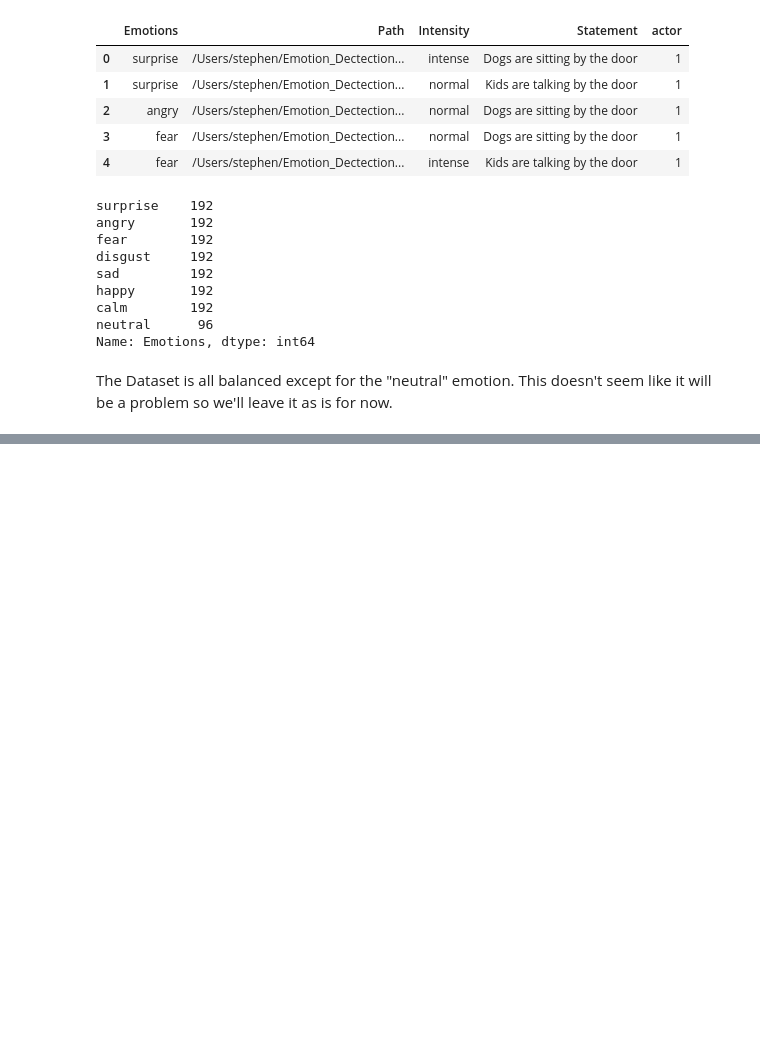
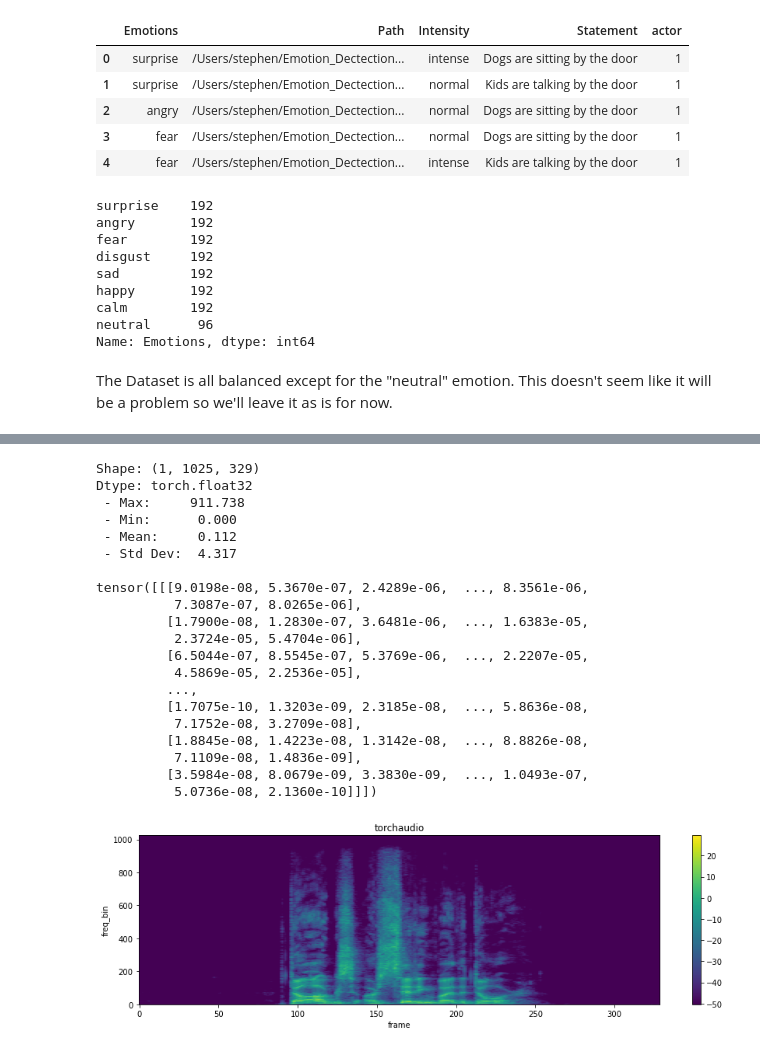
Before and after one commit to Jyve00/Emotion_Dectection, a Jupyter notebook: EDA.ipynb, the cells around one changed output, grey strips where cells are left out. Saved outputs shown, nothing was run; the diff lists cells and outputs as text; code cells hidden in the pictures; blank space fills up the shorter version.

```diff
--- a/EDA.ipynb
+++ b/EDA.ipynb
@@ -130,0 +184,36 @@ The Dataset is all balanced except for the "neutral" emotion. This doesn't seem
+# %%
+spectrogram = T.Spectrogram(
+    n_fft=n_fft,
+    win_length=win_length,
+    hop_length=hop_length,
+    center=True,
+    pad_mode="reflect",
+    power=2.0,
+)
+# Perform transformation
+spec = spectrogram(waveform)
+
+print_stats(spec)
+plot_spectrogram(spec[0], title='torchaudio')
+# %% [output]
+Shape: (1, 1025, 329)
+Dtype: torch.float32
+ - Max:     911.738
+ - Min:      0.000
+ - Mean:     0.112
+ - Std Dev:  4.317
+
+tensor([[[9.0198e-08, 5.3670e-07, 2.4289e-06,  ..., 8.3561e-06,
+          7.3087e-07, 8.0265e-06],
+         [1.7900e-08, 1.2830e-07, 3.6481e-06,  ..., 1.6383e-05,
+          2.3724e-05, 5.4704e-06],
+         [6.5044e-07, 8.5545e-07, 5.3769e-06,  ..., 2.2207e-05,
+          4.5869e-05, 2.2536e-05],
+         ...,
+         [1.7075e-10, 1.3203e-09, 2.3185e-08,  ..., 5.8636e-08,
+          7.1752e-08, 3.2709e-08],
+         [1.8845e-08, 1.4223e-08, 1.3142e-08,  ..., 8.8826e-08,
+          7.1109e-08, 1.4836e-09],
+         [3.5984e-08, 8.0679e-09, 3.3830e-09,  ..., 1.0493e-07,
+          5.0736e-08, 2.1360e-10]]])
+[figure, added]
```
Also changed, not shown: parts of 14 cells of this notebook, 5 other files.
